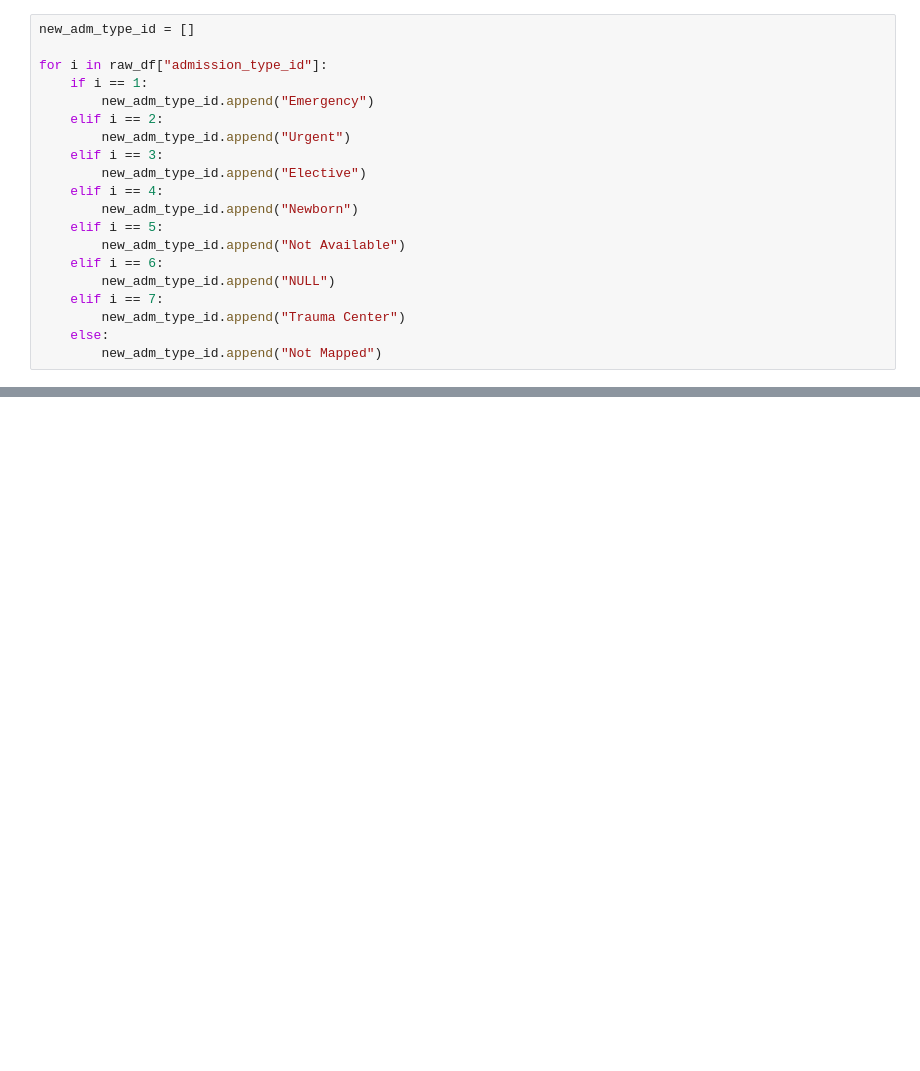
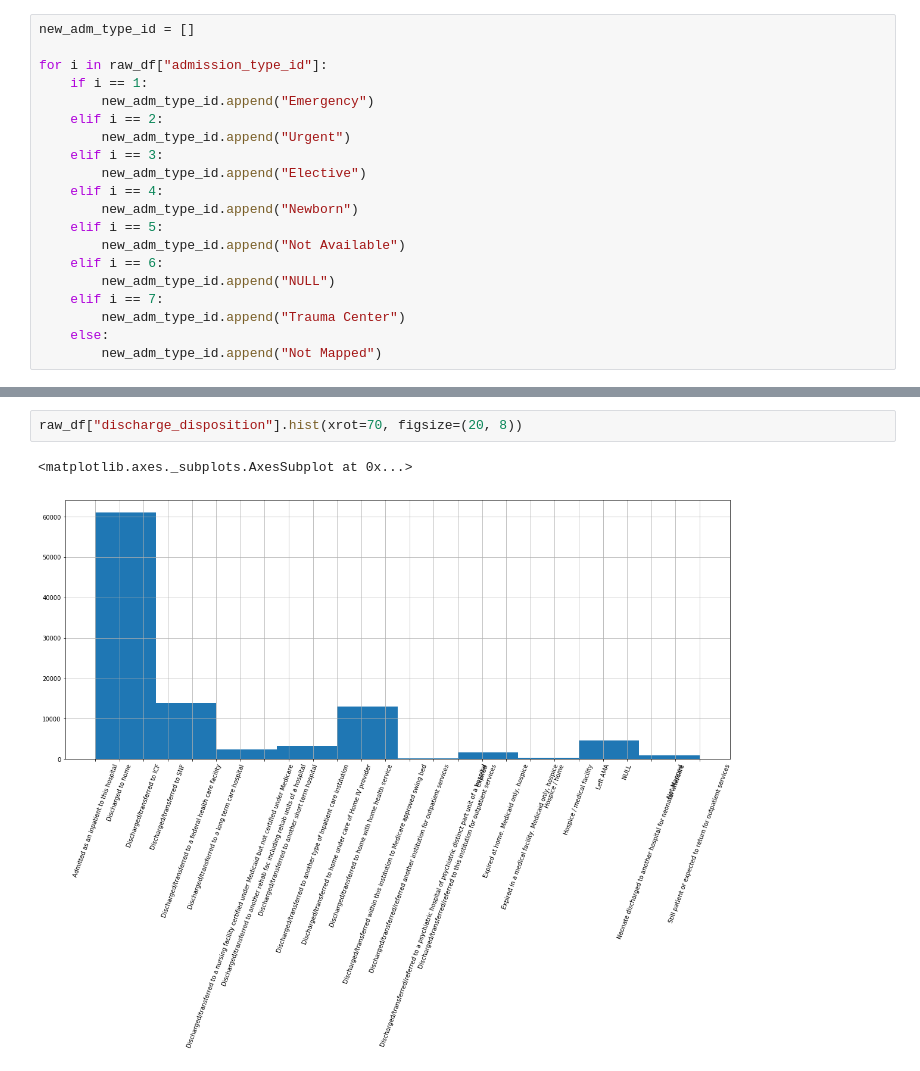
Before and after one commit to melodyfs/DS-3-Deep-Learning, a Jupyter notebook: project/diabetes.ipynb, the cells around one changed output, grey strips where cells are left out. Cells and saved outputs as stored; diff of their text form; blank space fills up the shorter version.

```diff
--- a/project/diabetes.ipynb
+++ b/project/diabetes.ipynb
@@ -92,0 +251,5 @@ for i in raw_df["discharge_disposition_id"]:
+# %%
+raw_df["discharge_disposition"].hist(xrot=70, figsize=(20, 8))
+# %% [output]
+<matplotlib.axes._subplots.AxesSubplot at 0x...>
+[figure, added]
```
Also changed, not shown: parts of 45 cells of this notebook, 1 other file.
